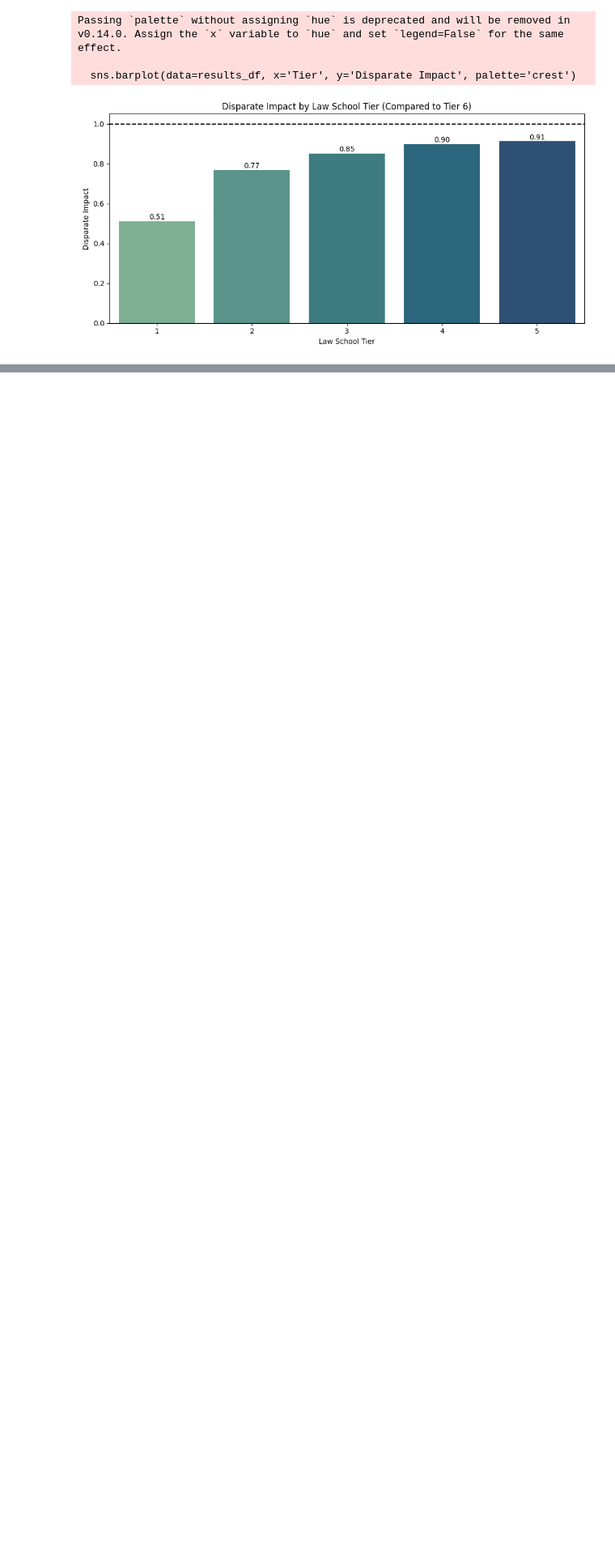
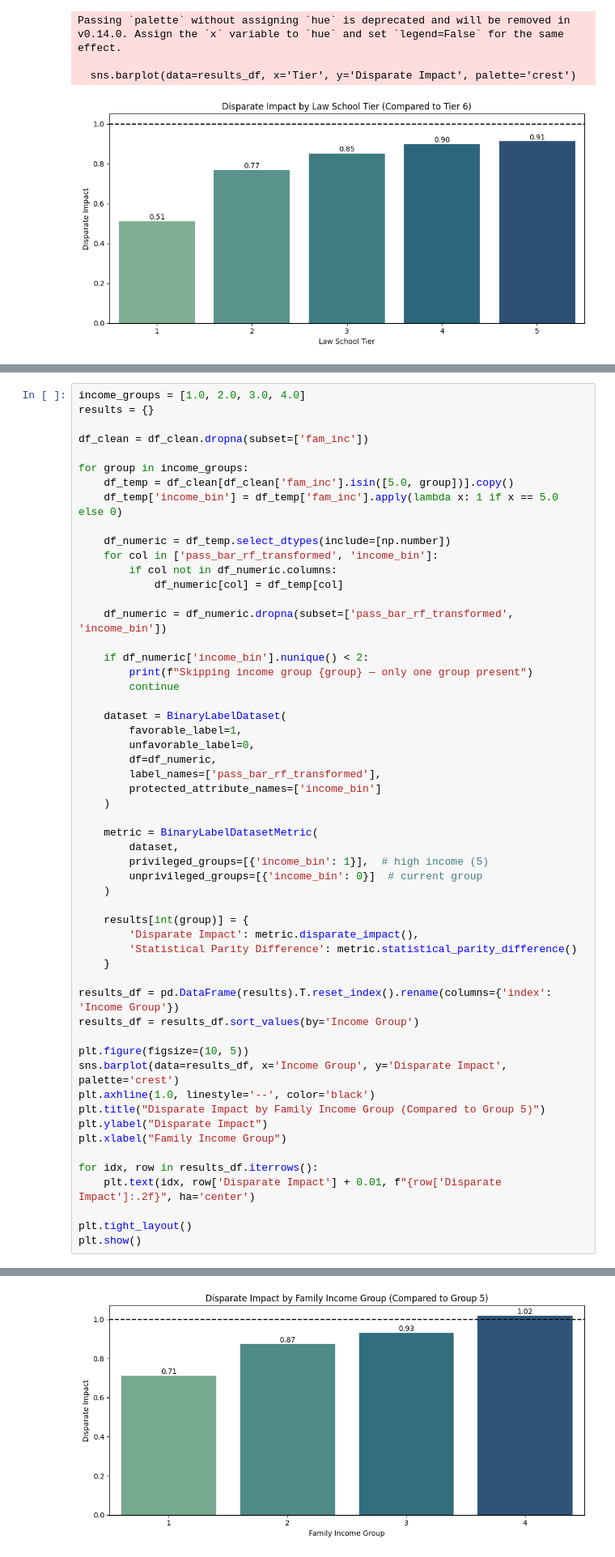
Before and after one commit to fedemarchits/ML-Bias-Mitigation, a Jupyter notebook: random_forest_mitigation.ipynb, the cells around one changed output, grey strips where cells are left out. Shown: that part at 81% size. Cells and saved outputs as stored; diff of their text form; blank space fills up the shorter version.

```diff
--- a/random_forest_mitigation.ipynb
+++ b/random_forest_mitigation.ipynb
@@ -452,0 +560,56 @@ Passing `palette` without assigning `hue` is deprecated and will be removed in v
+# %%
+income_groups = [1.0, 2.0, 3.0, 4.0]
+results = {}
+
+df_clean = df_clean.dropna(subset=['fam_inc'])
+
+for group in income_groups:
+    df_temp = df_clean[df_clean['fam_inc'].isin([5.0, group])].copy()
+    df_temp['income_bin'] = df_temp['fam_inc'].apply(lambda x: 1 if x == 5.0 else 0)
+
+    df_numeric = df_temp.select_dtypes(include=[np.number])
+    for col in ['pass_bar_rf_transformed', 'income_bin']:
+        if col not in df_numeric.columns:
+            df_numeric[col] = df_temp[col]
+
+    df_numeric = df_numeric.dropna(subset=['pass_bar_rf_transformed', 'income_bin'])
+
+    if df_numeric['income_bin'].nunique() < 2:
+        print(f"Skipping income group {group} — only one group present")
+        continue
+
+    dataset = BinaryLabelDataset(
+        favorable_label=1,
+        unfavorable_label=0,
+        df=df_numeric,
+        label_names=['pass_bar_rf_transformed'],
+        protected_attribute_names=['income_bin']
+    )
+
+    metric = BinaryLabelDatasetMetric(
+        dataset,
+        privileged_groups=[{'income_bin': 1}],  # high income (5)
+        unprivileged_groups=[{'income_bin': 0}]  # current group
+    )
+
+    results[int(group)] = {
+        'Disparate Impact': metric.disparate_impact(),
+        'Statistical Parity Difference': metric.statistical_parity_difference()
+    }
+
+results_df = pd.DataFrame(results).T.reset_index().rename(columns={'index': 'Income Group'})
+results_df = results_df.sort_values(by='Income Group')
+
+plt.figure(figsize=(10, 5))
+sns.barplot(data=results_df, x='Income Group', y='Disparate Impact', palette='crest')
+plt.axhline(1.0, linestyle='--', color='black')
+plt.title("Disparate Impact by Family Income Group (Compared to Group 5)")
+plt.ylabel("Disparate Impact")
+plt.xlabel("Family Income Group")
+
+for idx, row in results_df.iterrows():
+    plt.text(idx, row['Disparate Impact'] + 0.01, f"{row['Disparate Impact']:.2f}", ha='center')
+
+plt.tight_layout()
+plt.show()
+# %% [output]
@@ -452,0 +619 @@ Passing `palette` without assigning `hue` is deprecated and will be removed in v
+[figure, added]
```
Also changed, not shown: parts of 17 cells of this notebook.
